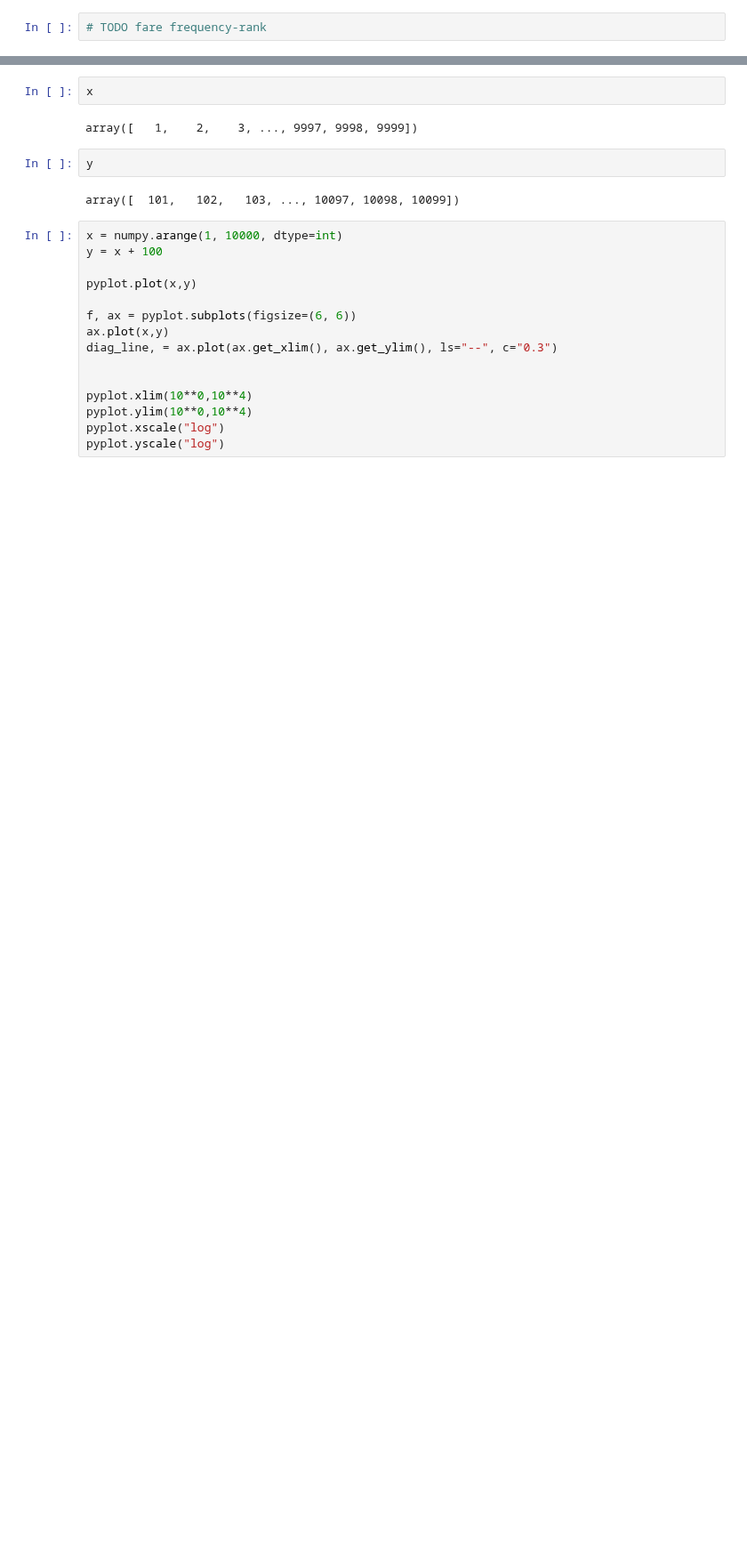
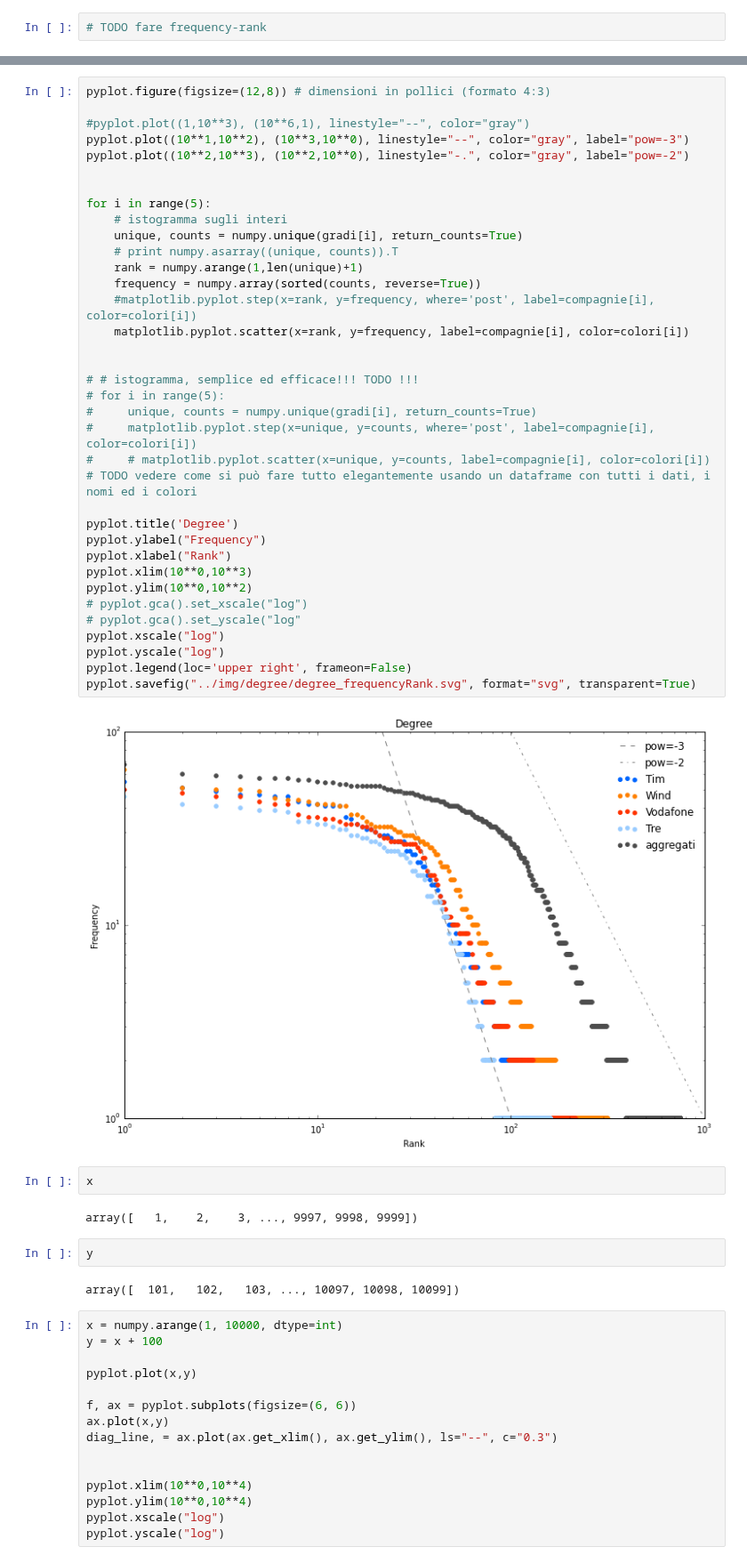
Before and after one commit to FedericoMuciaccia/SistemiComplessi, a Jupyter notebook: src/degree_distribution.ipynb, the cells around one changed output, grey strips where cells are left out. Shown at 89% size. Cells and saved outputs as stored; diff of their text form; blank space fills up the shorter version.

```diff
--- a/src/degree_distribution.ipynb
+++ b/src/degree_distribution.ipynb
@@ -310,3 +316,41 @@ pyplot.legend(loc='upper right', frameon=False)
+# %%
+pyplot.figure(figsize=(12,8)) # dimensioni in pollici (formato 4:3)
+
+#pyplot.plot((1,10**3), (10**6,1), linestyle="--", color="gray")
+pyplot.plot((10**1,10**2), (10**3,10**0), linestyle="--", color="gray", label="pow=-3")
+pyplot.plot((10**2,10**3), (10**2,10**0), linestyle="-.", color="gray", label="pow=-2")
+
+
+for i in range(5):
+    # istogramma sugli interi
+    unique, counts = numpy.unique(gradi[i], return_counts=True)
+    # print numpy.asarray((unique, counts)).T
+    rank = numpy.arange(1,len(unique)+1)
+    frequency = numpy.array(sorted(counts, reverse=True))
+    #matplotlib.pyplot.step(x=rank, y=frequency, where='post', label=compagnie[i], color=colori[i])
+    matplotlib.pyplot.scatter(x=rank, y=frequency, label=compagnie[i], color=colori[i])
+
+
+# # istogramma, semplice ed efficace!!! TODO !!!
+# for i in range(5):
+#     unique, counts = numpy.unique(gradi[i], return_counts=True)
+#     matplotlib.pyplot.step(x=unique, y=counts, where='post', label=compagnie[i], color=colori[i])
+#     # matplotlib.pyplot.scatter(x=unique, y=counts, label=compagnie[i], color=colori[i])
+# TODO vedere come si può fare tutto elegantemente usando un dataframe con tutti i dati, i nomi ed i colori
+
+pyplot.title('Degree')
+pyplot.ylabel("Frequency")
+pyplot.xlabel("Rank")
+pyplot.xlim(10**0,10**3)
+pyplot.ylim(10**0,10**2)
+# pyplot.gca().set_xscale("log")
+# pyplot.gca().set_yscale("log"
+pyplot.xscale("log")
+pyplot.yscale("log")
+pyplot.legend(loc='upper right', frameon=False)
+pyplot.savefig("../img/degree/degree_frequencyRank.svg", format="svg", transparent=True)
+# %% [output]
+[figure, added]
 # %%
 x
 # %% [output]
```
Also changed, not shown: parts of 2 cells of this notebook, 6 other files.
